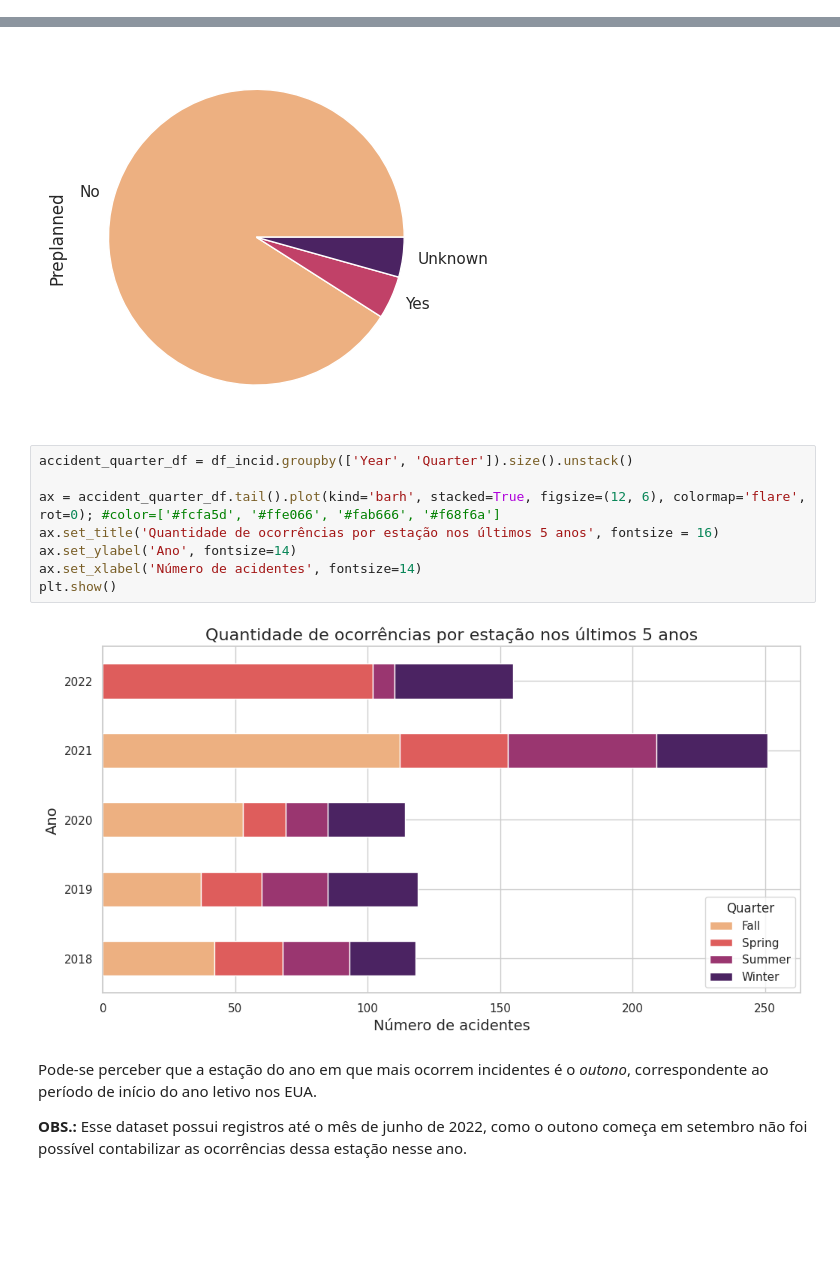
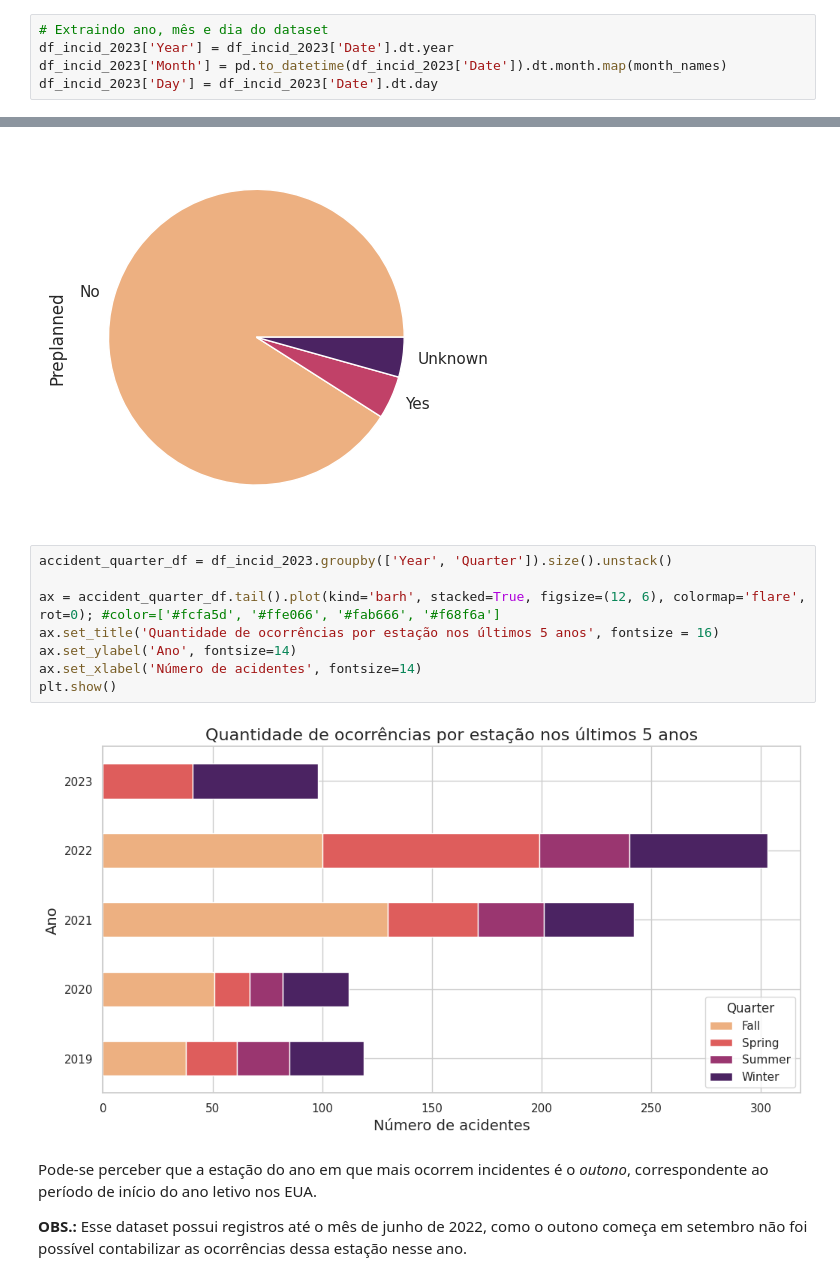
Before and after one commit to mariliabrito/gunviolence, a Jupyter notebook: Violência_Escolar.ipynb, the cells around one changed output, grey strips where cells are left out. Cells and saved outputs as stored; diff of their text form; blank space fills up the shorter version.

Commit message:
Criando visualizações de 2023 e mudando cmap de análise preditiva

```diff
--- a/Violência_Escolar.ipynb
+++ b/Violência_Escolar.ipynb
@@ -303,6 +322,11 @@ month_names = {
 df_incid['Year'] = df_incid['Date'].dt.year
 df_incid['Month'] = pd.to_datetime(df_incid['Date']).dt.month.map(month_names)
 df_incid['Day'] = df_incid['Date'].dt.day
+# %%
+# Extraindo ano, mês e dia do dataset
+df_incid_2023['Year'] = df_incid_2023['Date'].dt.year
+df_incid_2023['Month'] = pd.to_datetime(df_incid_2023['Date']).dt.month.map(month_names)
+df_incid_2023['Day'] = df_incid_2023['Date'].dt.day
 # %%
 df_incid['Time_Period'].value_counts()
 # %% [output]
@@ -1015,15 +1003,15 @@ df_incid['Preplanned'].value_counts().plot(kind='pie', colormap='flare')
 <Axes: ylabel='Preplanned'>
 [figure]
 # %%
-accident_quarter_df = df_incid.groupby(['Year', 'Quarter']).size().unstack()
+accident_quarter_df = df_incid_2023.groupby(['Year', 'Quarter']).size().unstack()
 
 ax = accident_quarter_df.tail().plot(kind='barh', stacked=True, figsize=(12, 6), colormap='flare', rot=0); #color=['#fcfa5d', '#ffe066', '#fab666', '#f68f6a']
 ax.set_title('Quantidade de ocorrências por estação nos últimos 5 anos', fontsize = 16)
 ax.set_ylabel('Ano', fontsize=14)
 ax.set_xlabel('Número de acidentes', fontsize=14)
 plt.show()
 # %% [output]
-[figure, old version]
+[figure, new version]
 # %% [markdown]
 Pode-se perceber que a estação do ano em que mais ocorrem incidentes é o *outono*, correspondente ao período de início do ano letivo nos EUA.
 
```
Also changed, not shown: parts of 46 cells of this notebook.
